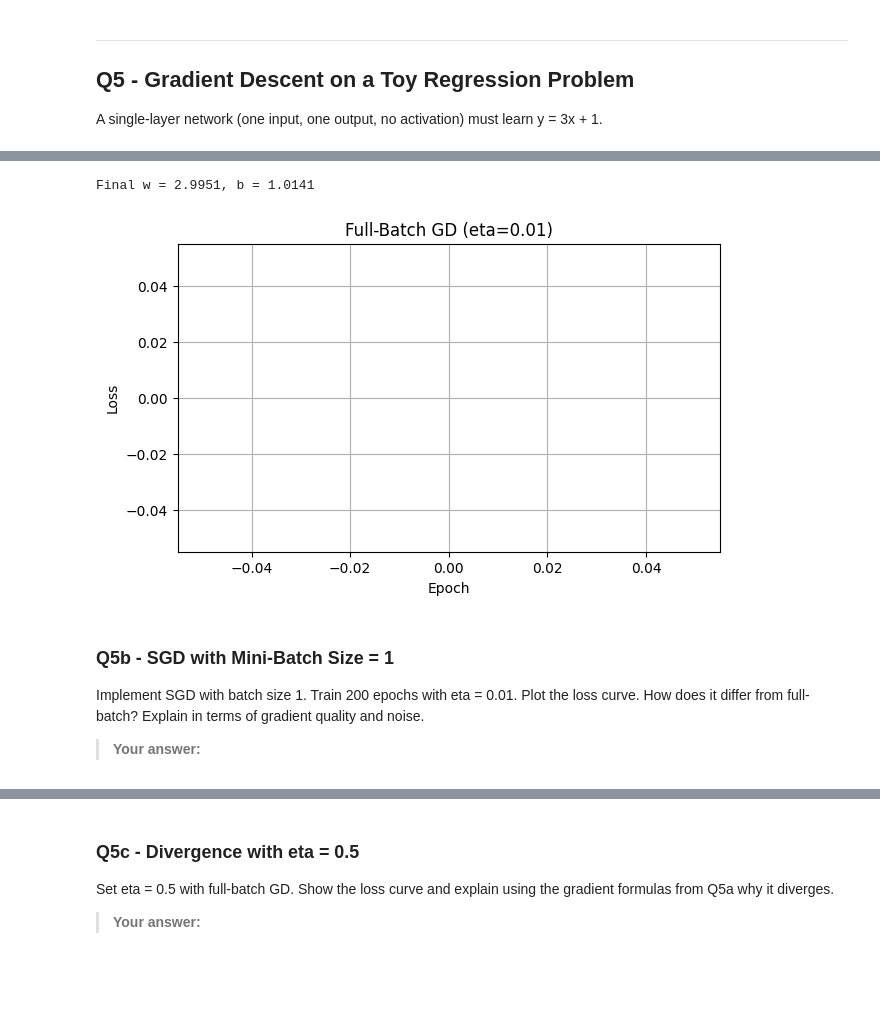
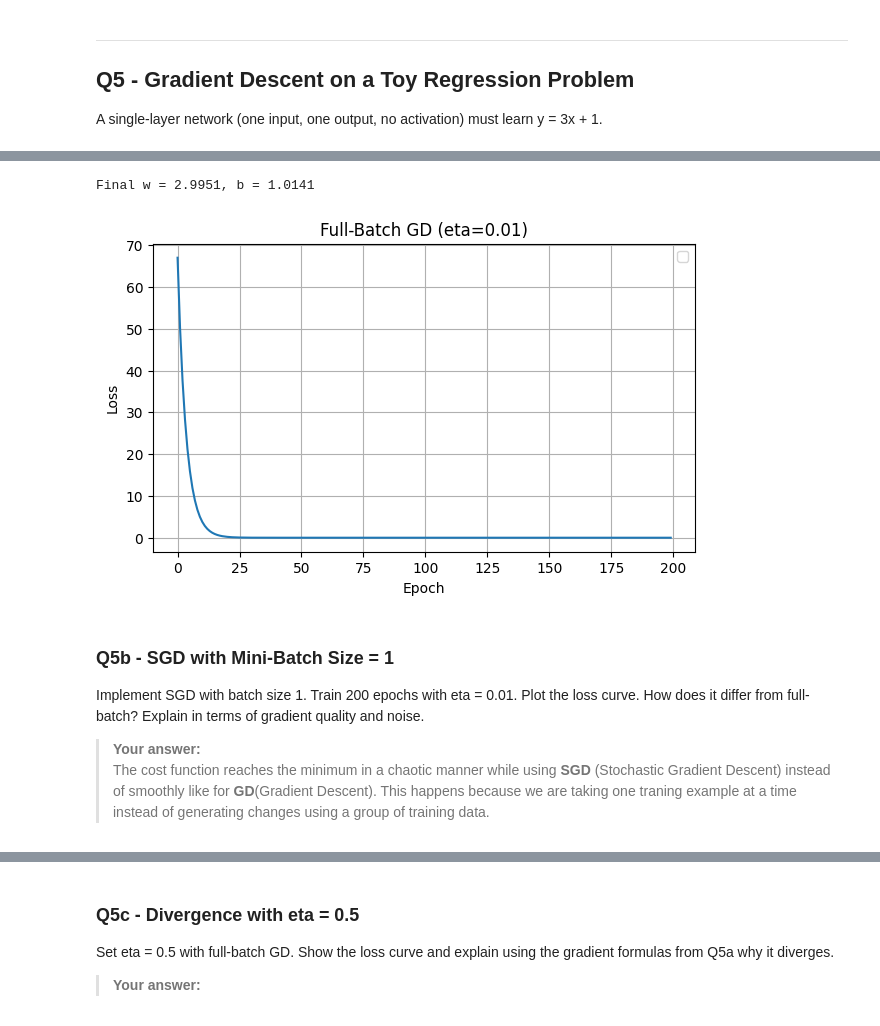
Before and after one commit to Stamatics-NumberstoNeurons/assignment2-Dhroobh147, a Jupyter notebook: Assignment_2_N2N.ipynb, the cells around one changed output, grey strips where cells are left out. Saved outputs shown, nothing was run; the diff lists cells and outputs as text; code cells hidden in the pictures; blank space fills up the shorter version.

```diff
--- a/Assignment_2_N2N.ipynb
+++ b/Assignment_2_N2N.ipynb
@@ -310,37 +315,38 @@ Derive dC/dw and dC/db analytically (show algebra). Implement full-batch GD with
 # %%
 w, b = 0.0, 0.0
 eta = 0.01
 losses = []
 
 for epoch in range(200):
     # TODO: predictions, loss, gradients, update
     y_pred = w * x_train + b
     loss = np.mean((y_pred - y_train)**2)
     dw = np.mean(2 * (y_pred - y_train) * x_train)
     db = np.mean(2 * (y_pred - y_train))
     w = w - eta * dw
     b = b - eta * db
-    loss = None
     losses.append(loss)
 
 print(f'Final w = {w:.4f}, b = {b:.4f}')
 plt.figure(figsize=(7, 4))
 plt.plot(losses)
 plt.xlabel('Epoch')
 plt.ylabel('Loss')
 plt.title('Full-Batch GD (eta=0.01)')
+plt.legend()
 plt.plot()
 plt.grid(True)
 plt.show()
 # %% [output]
 Final w = 2.9951, b = 1.0141
-[figure, old version]
+[figure, new version]
 # %% [markdown]
 ### Q5b - SGD with Mini-Batch Size = 1
 
 Implement SGD with batch size 1. Train 200 epochs with eta = 0.01. Plot the loss curve. How does it differ from full-batch? Explain in terms of gradient quality and noise.
 
-> **Your answer:**
+> **Your answer:**\
+> The cost function reaches the minimum in a chaotic manner while using **SGD** (Stochastic Gradient Descent) instead of smoothly like for **GD**(Gradient Descent). This happens because we are taking one traning example at a time instead of generating changes using a group of training data.
 # %%
 w, b = 0.0, 0.0
 eta = 0.01
```
Also changed, not shown: parts of 7 cells of this notebook.
